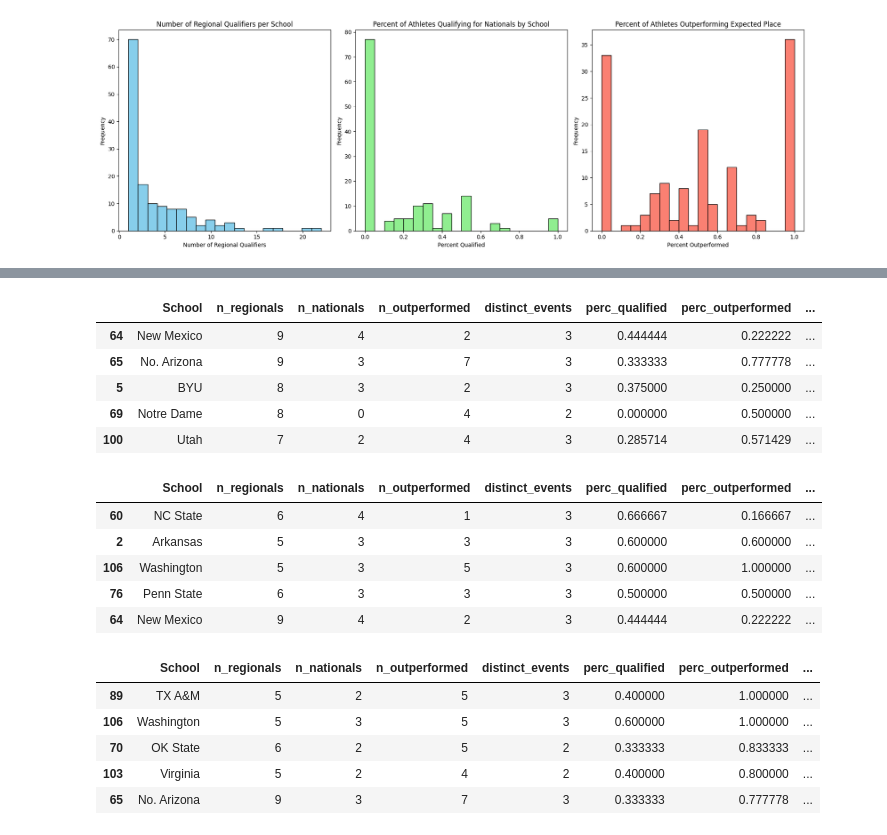
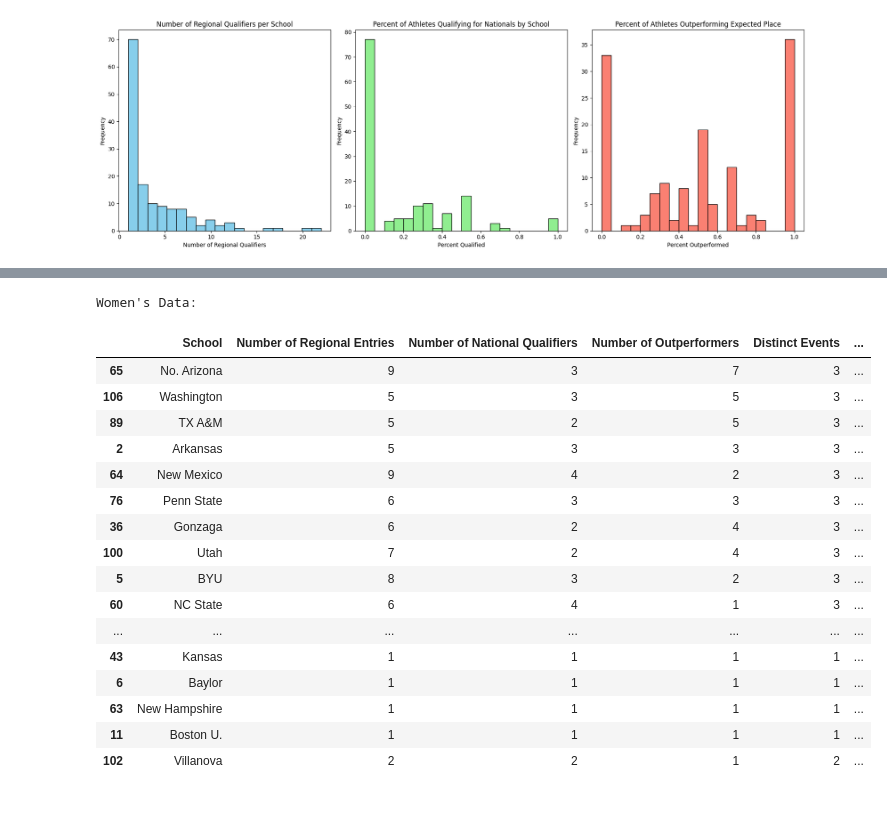
Before and after one commit to racheldadamio/rachels-receipts, a Jupyter notebook: regionals_report_card/report_card.ipynb, the cells around one changed output, grey strips where cells are left out. Cells and saved outputs as stored; diff of their text form; code cells hidden in the pictures; blank space fills up the shorter version.

```diff
--- a/regionals_report_card/report_card.ipynb
+++ b/regionals_report_card/report_card.ipynb
@@ -536,31 +504,22 @@ Women's Data:
-# %%
-women_result.sort_values(by="n_regionals_scaled", ascending=False).head()
-# %% [output]
-|  | School | n_regionals | n_nationals | n_outperformed | distinct_events | perc_qualified | perc_outperformed | ... |
-| 64 | New Mexico | 9 | 4 | 2 | 3 | 0.444444 | 0.222222 | ... |
-| 65 | No. Arizona | 9 | 3 | 7 | 3 | 0.333333 | 0.777778 | ... |
-| 5 | BYU | 8 | 3 | 2 | 3 | 0.375000 | 0.250000 | ... |
-| 69 | Notre Dame | 8 | 0 | 4 | 2 | 0.000000 | 0.500000 | ... |
-| 100 | Utah | 7 | 2 | 4 | 3 | 0.285714 | 0.571429 | ... |
-# %%
-women_result[women_result["n_regionals"] >= 5].sort_values(
-    by="perc_qualified", ascending=False
-).head()
-# %% [output]
-|  | School | n_regionals | n_nationals | n_outperformed | distinct_events | perc_qualified | perc_outperformed | ... |
-| 60 | NC State | 6 | 4 | 1 | 3 | 0.666667 | 0.166667 | ... |
-| 2 | Arkansas | 5 | 3 | 3 | 3 | 0.600000 | 0.600000 | ... |
-| 106 | Washington | 5 | 3 | 5 | 3 | 0.600000 | 1.000000 | ... |
-| 76 | Penn State | 6 | 3 | 3 | 3 | 0.500000 | 0.500000 | ... |
-| 64 | New Mexico | 9 | 4 | 2 | 3 | 0.444444 | 0.222222 | ... |
-# %%
-women_result[women_result["n_regionals"] >= 5].sort_values(
-    by="perc_outperformed", ascending=False
-).head()
-# %% [output]
-|  | School | n_regionals | n_nationals | n_outperformed | distinct_events | perc_qualified | perc_outperformed | ... |
-| 89 | TX A&M | 5 | 2 | 5 | 3 | 0.400000 | 1.000000 | ... |
-| 106 | Washington | 5 | 3 | 5 | 3 | 0.600000 | 1.000000 | ... |
-| 70 | OK State | 6 | 2 | 5 | 2 | 0.333333 | 0.833333 | ... |
-| 103 | Virginia | 5 | 2 | 4 | 2 | 0.400000 | 0.800000 | ... |
-| 65 | No. Arizona | 9 | 3 | 7 | 3 | 0.333333 | 0.777778 | ... |
+# %%
+print("Women's Data:")
+women_result_pretty.sort_values(by="Overall Score", ascending=False).head(20)
+# %% [output]
+Women's Data:
+|  | School | Number of Regional Entries | Number of National Qualifiers | Number of Outperformers | Distinct Events | ... |
+| 65 | No. Arizona | 9 | 3 | 7 | 3 | ... |
+| 106 | Washington | 5 | 3 | 5 | 3 | ... |
+| 89 | TX A&M | 5 | 2 | 5 | 3 | ... |
+| 2 | Arkansas | 5 | 3 | 3 | 3 | ... |
+| 64 | New Mexico | 9 | 4 | 2 | 3 | ... |
+| 76 | Penn State | 6 | 3 | 3 | 3 | ... |
+| 36 | Gonzaga | 6 | 2 | 4 | 3 | ... |
+| 100 | Utah | 7 | 2 | 4 | 3 | ... |
+| 5 | BYU | 8 | 3 | 2 | 3 | ... |
+| 60 | NC State | 6 | 4 | 1 | 3 | ... |
+| ... | ... | ... | ... | ... | ... | ... |
+| 43 | Kansas | 1 | 1 | 1 | 1 | ... |
+| 6 | Baylor | 1 | 1 | 1 | 1 | ... |
+| 63 | New Hampshire | 1 | 1 | 1 | 1 | ... |
+| 11 | Boston U. | 1 | 1 | 1 | 1 | ... |
+| 102 | Villanova | 2 | 2 | 1 | 2 | ... |
```
Also changed, not shown: parts of 6 cells of this notebook, 10 other files.
